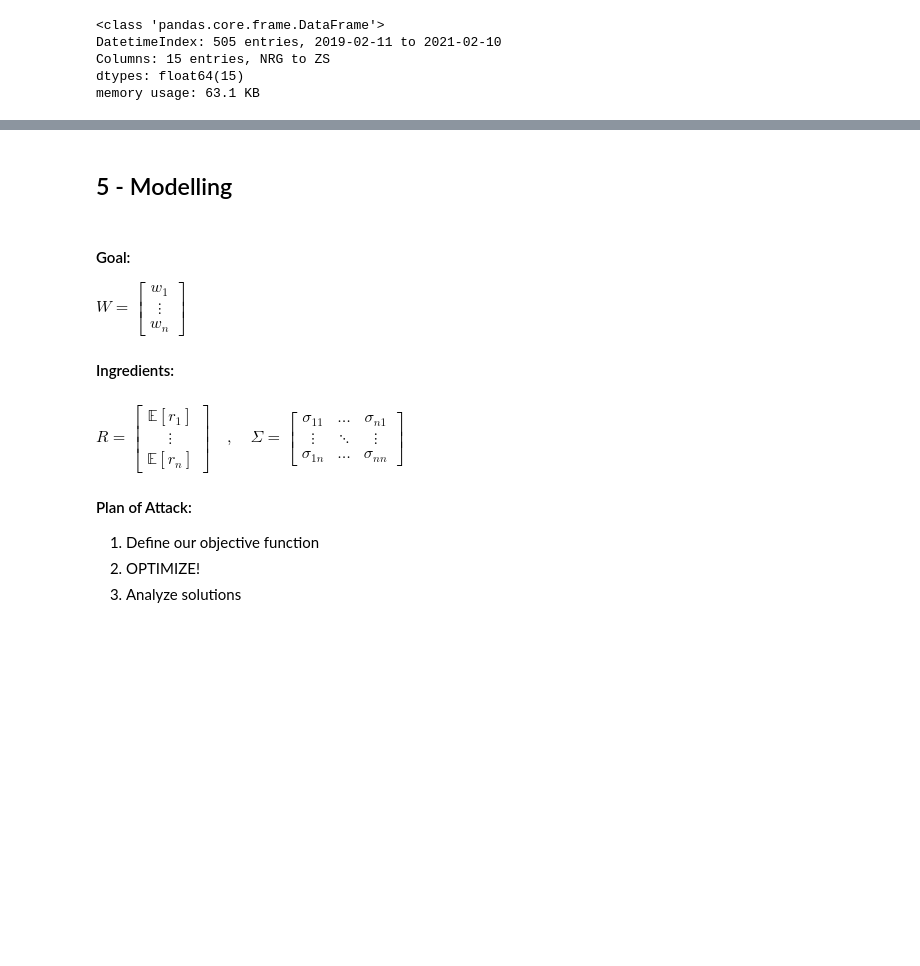
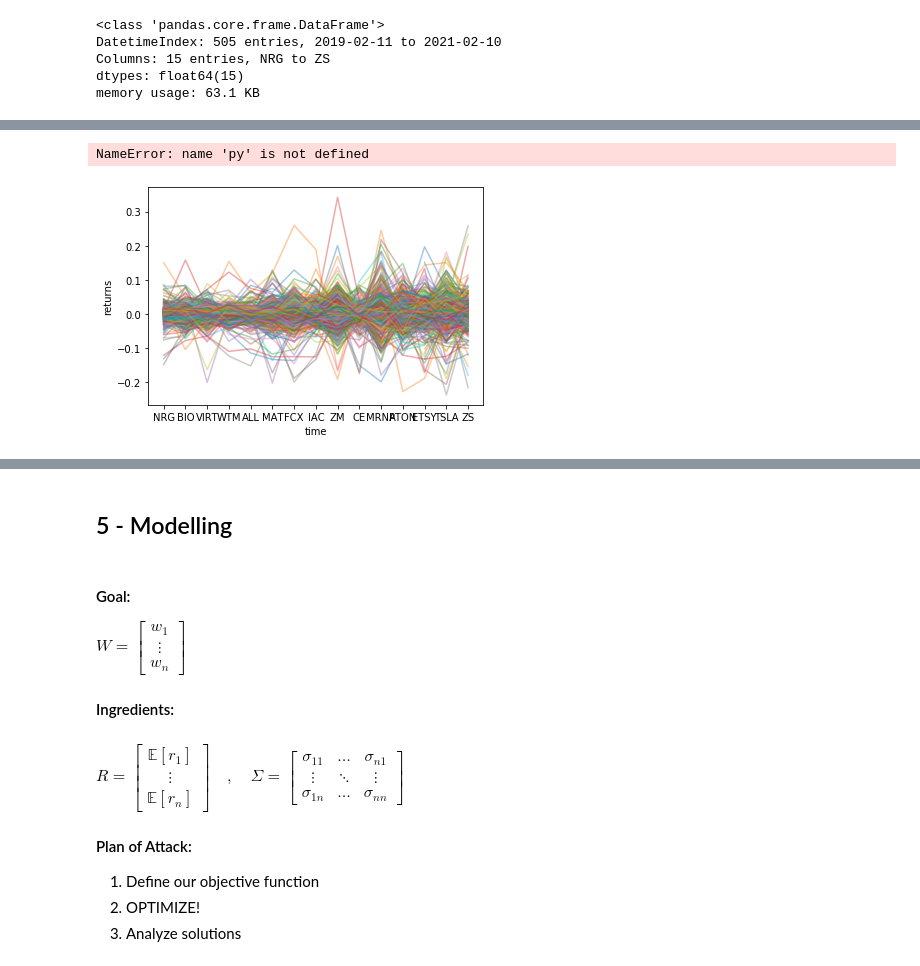
Before and after one commit to patohdzs/getting-them-stonks, a Jupyter notebook: stonks.ipynb, the cells around one changed output, grey strips where cells are left out. Saved outputs shown, nothing was run; the diff lists cells and outputs as text; code cells hidden in the pictures; blank space fills up the shorter version.

```diff
--- a/stonks.ipynb
+++ b/stonks.ipynb
@@ -114,3 +145,12 @@ memory usage: 63.1 KB
+# %%
+fig = plt.figure()
+plt.plot(returns.T, alpha=.4);
+plt.xlabel('time')
+plt.ylabel('returns')
+py.iplot_mpl(fig, filename='s6_damped_oscillation')
+# %% [output]
+NameError: name 'py' is not defined
+[figure, added]
 # %%
 ex_returns = returns.mean()
 cov_returns = returns.cov()
```
Also changed, not shown: parts of 13 cells of this notebook.
